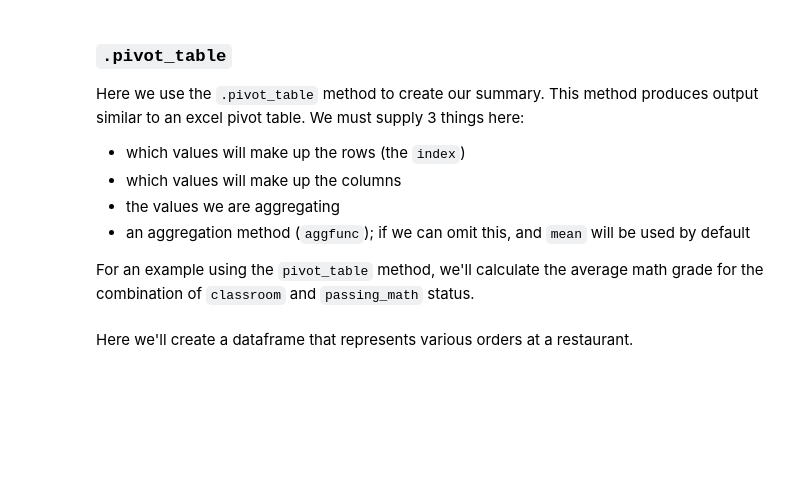
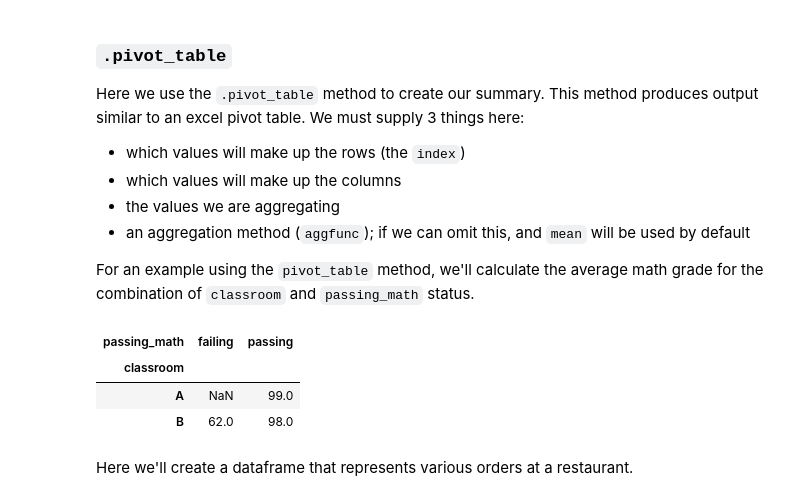
Before and after one commit to CodeupClassroom/innis-ds-libraries, a Jupyter notebook: adv_df_3.ipynb, the cells around one changed output. Saved outputs shown, nothing was run; the diff lists cells and outputs as text; code cells hidden in the pictures; blank space fills up the shorter version.

```diff
--- a/adv_df_3.ipynb
+++ b/adv_df_3.ipynb
@@ -34,6 +73,13 @@ Here we use the `.pivot_table` method to create our summary. This method produce
 - an aggregation method (`aggfunc`); if we can omit this, and `mean` will be used by default
 
 For an example using the `pivot_table` method, we'll calculate the average math grade for the combination of `classroom` and `passing_math` status.
+# %%
+df.pivot_table(index='classroom', columns='passing_math', values='math', aggfunc='max')
+# %% [output]
+| passing_math | failing | passing |
+| classroom |  |  |
+| A | NaN | 99.0 |
+| B | 62.0 | 98.0 |
 # %% [markdown]
 Here we'll create a dataframe that represents various orders at a restaurant.
 # %%
```
Also changed, not shown: parts of 13 cells of this notebook.
